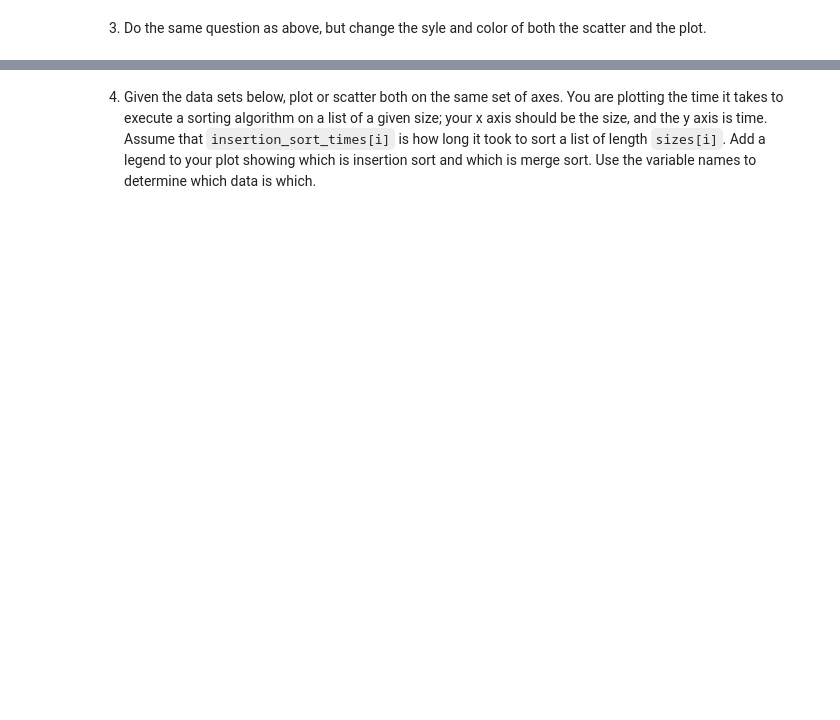
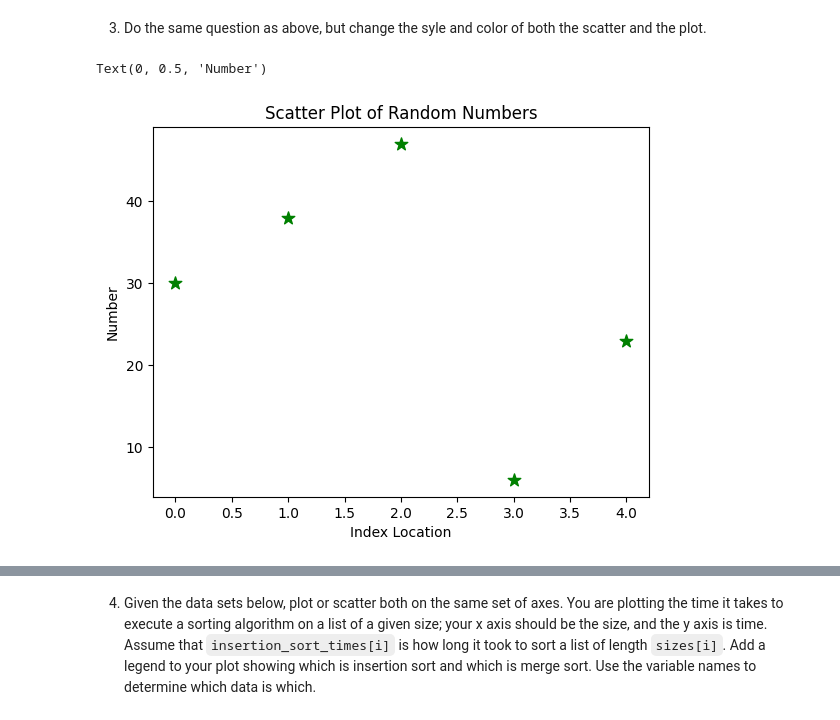
Before and after one commit to WadeBryson/Matplotlib_and_Pyplot, a Jupyter notebook: pyplot.ipynb, the cells around one changed output, grey strips where cells are left out. Drawn from its saved outputs; the diff is of its cells as text; code cells hidden in the pictures; blank space fills up the shorter version.

```diff
--- a/pyplot.ipynb
+++ b/pyplot.ipynb
@@ -45,2 +71,10 @@ Text(0.5, 1.0, 'Character Frequencey Chart')
 # %% [markdown]
 3. Do the same question as above, but change the syle and color of both the scatter and the plot.
+# %%
+plt.scatter(x_values, seq, color='green', marker='*', s=90, label='Scatter')
+plt.title('Scatter Plot of Random Numbers')
+plt.xlabel('Index Location')
+plt.ylabel('Number')
+# %% [output]
+Text(0, 0.5, 'Number')
+[figure, added]
```
Also changed, not shown: parts of 8 cells of this notebook.
